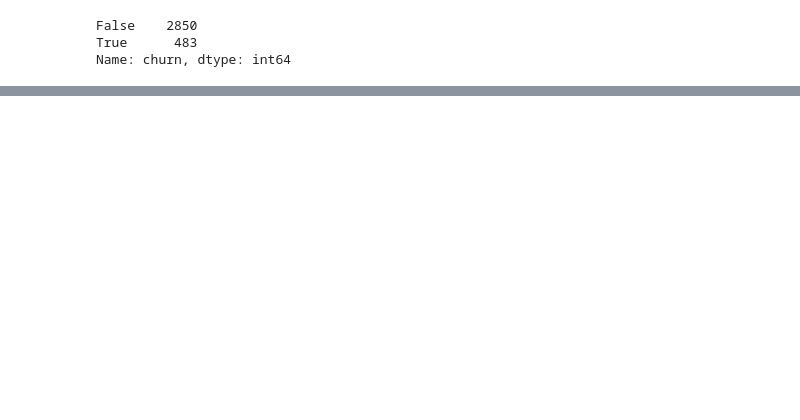
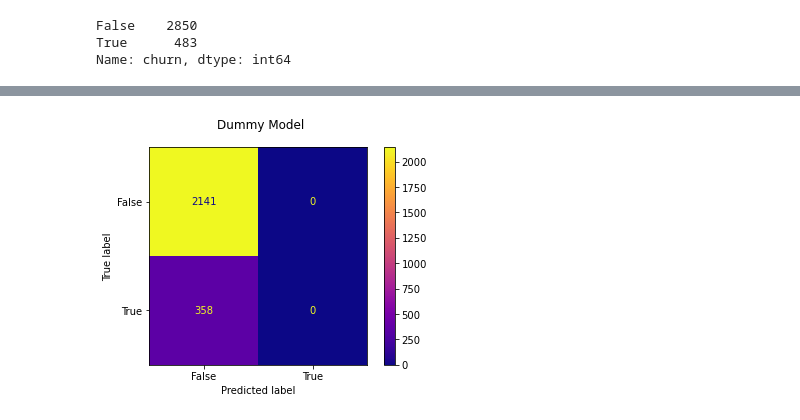
Before and after one commit to anguyen61191/SyriaTel-Customer-Churn, a Jupyter notebook: AndyNotebook.ipynb, the cells around one changed output, grey strips where cells are left out. Cells and saved outputs as stored; diff of their text form; code cells hidden in the pictures; blank space fills up the shorter version.

```diff
--- a/AndyNotebook.ipynb
+++ b/AndyNotebook.ipynb
@@ -109,0 +223,4 @@ Getting rid of account length
+# %%
+df_clean['voice_mail_plan'] = df_clean["voice_mail_plan"].apply(lambda x: x.replace('no', '0'))
+df_clean['voice_mail_plan'] = df_clean["voice_mail_plan"].apply(lambda x: x.replace('yes', '1'))
+df_clean['voice_mail_plan'] = df_clean['voice_mail_plan'].astype('int64')
@@ -109,0 +445,8 @@ Getting rid of account length
+# %%
+fig, ax = plt.subplots()
+
+fig.suptitle("Dummy Model")
+
+plot_confusion_matrix(dummy_model, X_train, y_train, ax=ax, cmap="plasma");
+# %% [output]
+[figure, added]
```
Also changed, not shown: parts of 55 cells of this notebook.
